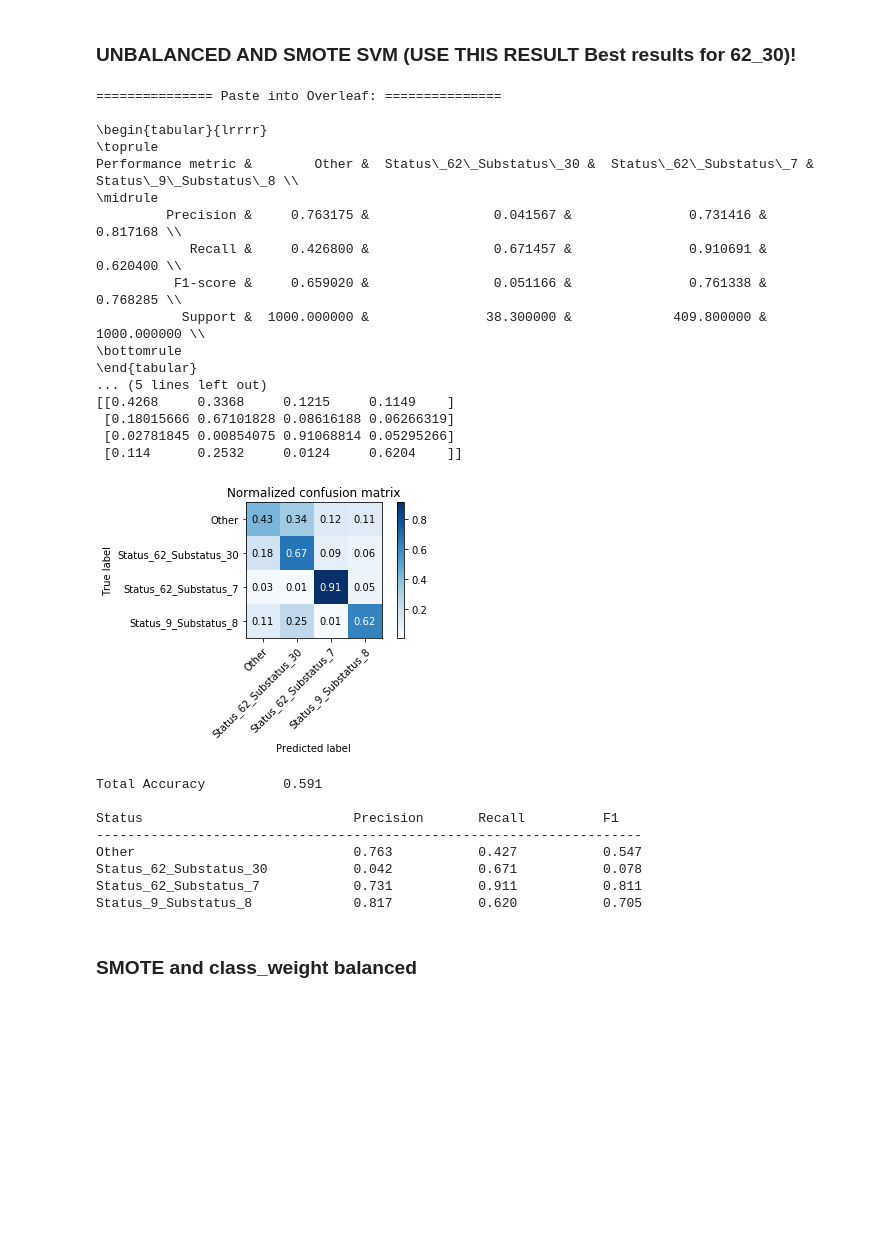
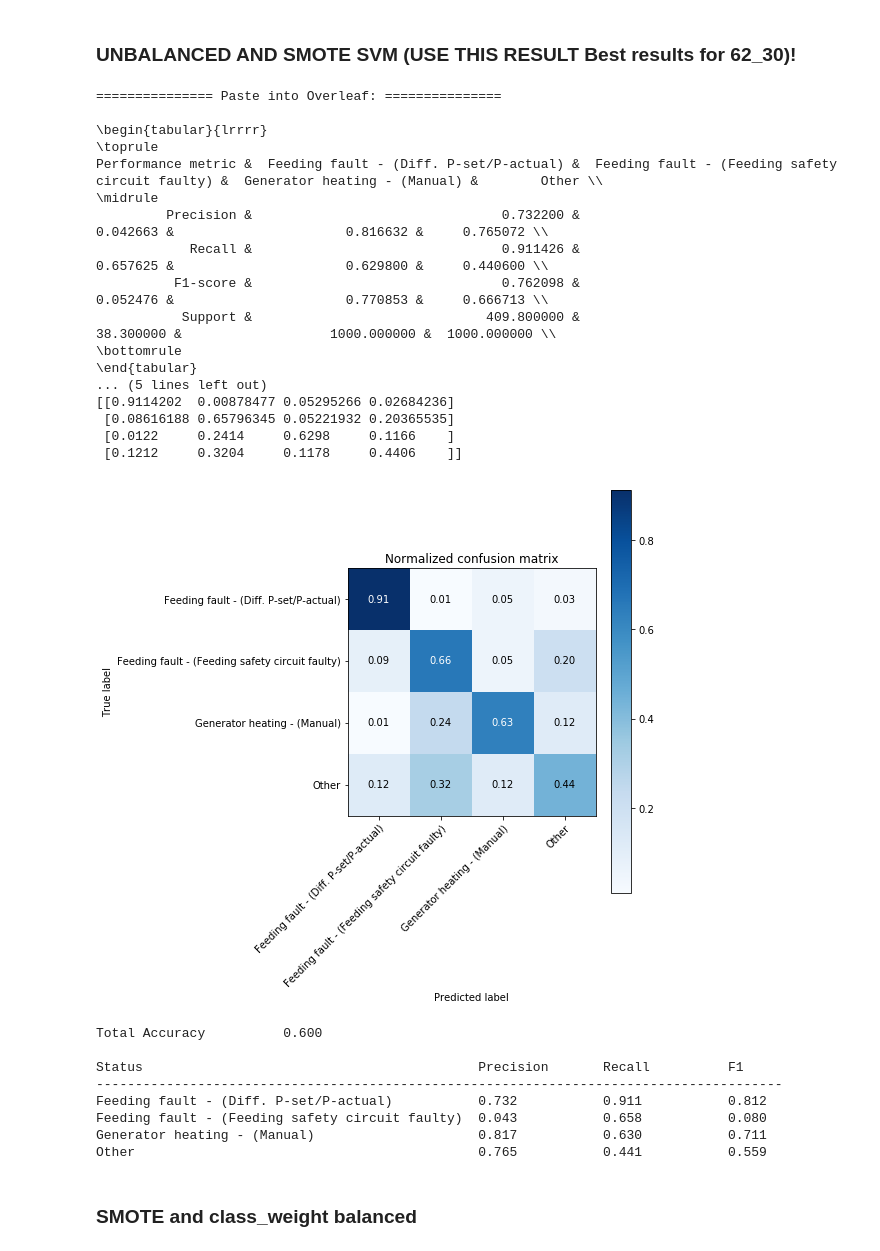
Before and after one commit to StianIsmar/project-thesis, a Jupyter notebook: TE/models/run_models_stian.ipynb, the cells around one changed output. Cells and saved outputs as stored; diff of their text form; code cells hidden in the pictures; blank space fills up the shorter version.

```diff
--- a/TE/models/run_models_stian.ipynb
+++ b/TE/models/run_models_stian.ipynb
@@ -414,37 +433,37 @@ Status_9_Substatus_8             0.760           0.733           0.746
 ### UNBALANCED AND SMOTE SVM (USE THIS RESULT Best results for 62_30)!
 # %%
 svm_unbalanced_smote = SVC(kernel='poly', gamma='auto', random_state=12)
-df_svm_unbalanced_smote, y_true_svm_unbalanced_smote, y_pred_svm_unbalanced_smote = performance_measure.cross_validate_model(svm_unbalanced,X_scaled,y,smote=True)
-performance_measure.plot_confusion_matrix(y_true_svm_unbalanced_smote,y_pred_svm_unbalanced_smote,normalize=True)
-performance_measure.get_performance_measures(y_true_svm_unbalanced_smote, y_pred_svm_unbalanced_smote)
+df_svm_unbalanced_smote, y_true_svm_unbalanced_smote, y_pred_svm_unbalanced_smote = performance_measure.cross_validate_model(svm_unbalanced,X_scaled,y,smote=True,convertStatus=True)
+performance_measure.plot_confusion_matrix(y_true_svm_unbalanced_smote,y_pred_svm_unbalanced_smote,normalize=True,convertStatus=True,name='SVM_unbalanced_and_smote')
+performance_measure.get_performance_measures(y_true_svm_unbalanced_smote, y_pred_svm_unbalanced_smote,convertStatus=True)
 # svm3 = svm_method.get_svm_model(X_train_scaled_smote, X_test_scaled_smote, y_train_smote, y_test_smote)
 # %% [output]
 =============== Paste into Overleaf: ===============
 
 \begin{tabular}{lrrrr}
 \toprule
-Performance metric &        Other &  Status\_62\_Substatus\_30 &  Status\_62\_Substatus\_7 &  Status\_9\_Substatus\_8 \\
+Performance metric &  Feeding fault - (Diff. P-set/P-actual) &  Feeding fault - (Feeding safety circuit faulty) &  Generator heating - (Manual) &        Other \\
 \midrule
-         Precision &     0.763175 &                0.041567 &               0.731416 &              0.817168 \\
-            Recall &     0.426800 &                0.671457 &               0.910691 &              0.620400 \\
-          F1-score &     0.659020 &                0.051166 &               0.761338 &              0.768285 \\
-           Support &  1000.000000 &               38.300000 &             409.800000 &           1000.000000 \\
+         Precision &                                0.732200 &                                         0.042663 &                      0.816632 &     0.765072 \\
+            Recall &                                0.911426 &                                         0.657625 &                      0.629800 &     0.440600 \\
+          F1-score &                                0.762098 &                                         0.052476 &                      0.770853 &     0.666713 \\
+           Support &                              409.800000 &                                        38.300000 &                   1000.000000 &  1000.000000 \\
 \bottomrule
 \end{tabular}
 ... (5 lines left out)
-[[0.4268     0.3368     0.1215     0.1149    ]
- [0.18015666 0.67101828 0.08616188 0.06266319]
- [0.02781845 0.00854075 0.91068814 0.05295266]
- [0.114      0.2532     0.0124     0.6204    ]]
+[[0.9114202  0.00878477 0.05295266 0.02684236]
+ [0.08616188 0.65796345 0.05221932 0.20365535]
+ [0.0122     0.2414     0.6298     0.1166    ]
+ [0.1212     0.3204     0.1178     0.4406    ]]
-[figure, old version]
+[figure, new version]
-Total Accuracy          0.591
+Total Accuracy          0.600
 
-Status                           Precision       Recall          F1
-----------------------------------------------------------------------
-Other                            0.763           0.427           0.547
-Status_62_Substatus_30           0.042           0.671           0.078
-Status_62_Substatus_7            0.731           0.911           0.811
-Status_9_Substatus_8             0.817           0.620           0.705
+Status                                           Precision       Recall          F1
+----------------------------------------------------------------------------------------
+Feeding fault - (Diff. P-set/P-actual)           0.732           0.911           0.812
+Feeding fault - (Feeding safety circuit faulty)  0.043           0.658           0.080
+Generator heating - (Manual)                     0.817           0.630           0.711
+Other                                            0.765           0.441           0.559
 # %% [markdown]
 ### SMOTE and class_weight balanced
 # %%
```
Also changed, not shown: parts of 23 cells of this notebook, 12 other files.
